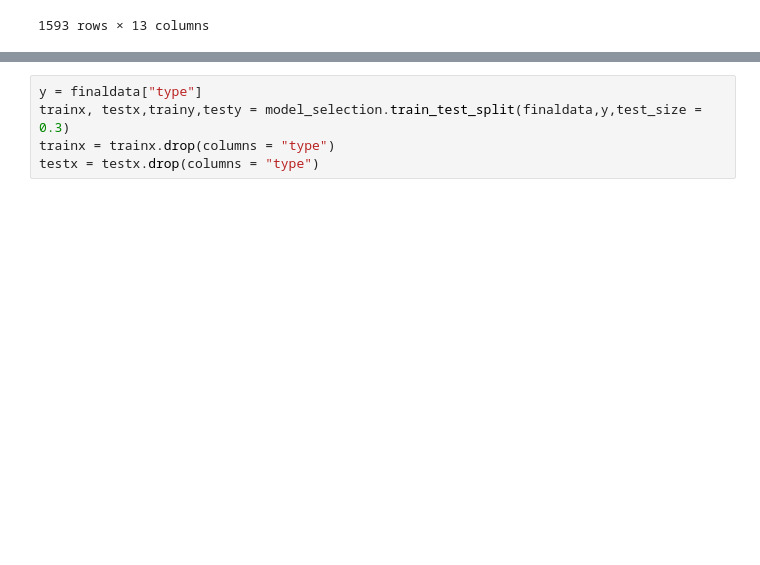
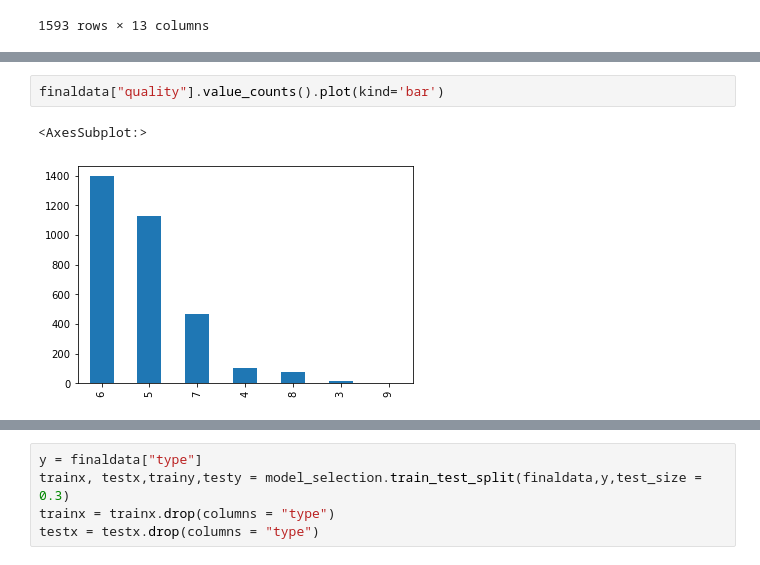
Before and after one commit to harrysyz99/Wine_quality_analysis, a Jupyter notebook: wine_type_prediction.ipynb, the cells around one changed output, grey strips where cells are left out. Saved outputs shown, nothing was run; the diff lists cells and outputs as text; blank space fills up the shorter version.

```diff
--- a/wine_type_prediction.ipynb
+++ b/wine_type_prediction.ipynb
@@ -72,0 +130,5 @@ finaldata
+# %%
+finaldata["quality"].value_counts().plot(kind='bar')
+# %% [output]
+<AxesSubplot:>
+[figure, added]
```
Also changed, not shown: parts of 73 cells of this notebook.
